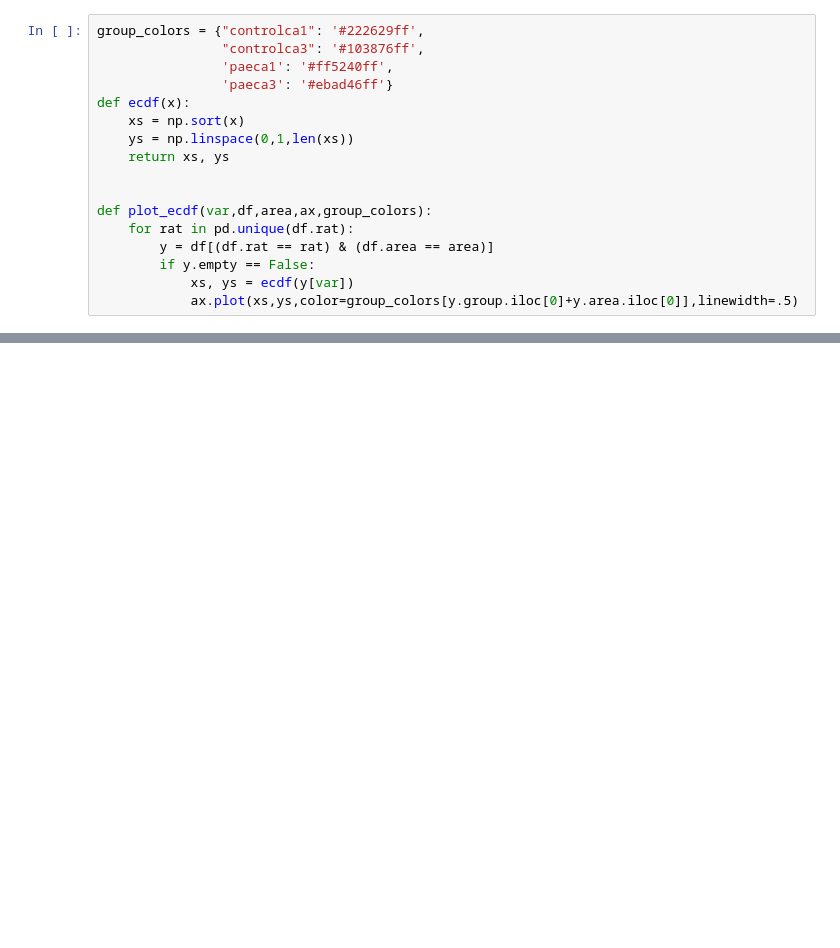
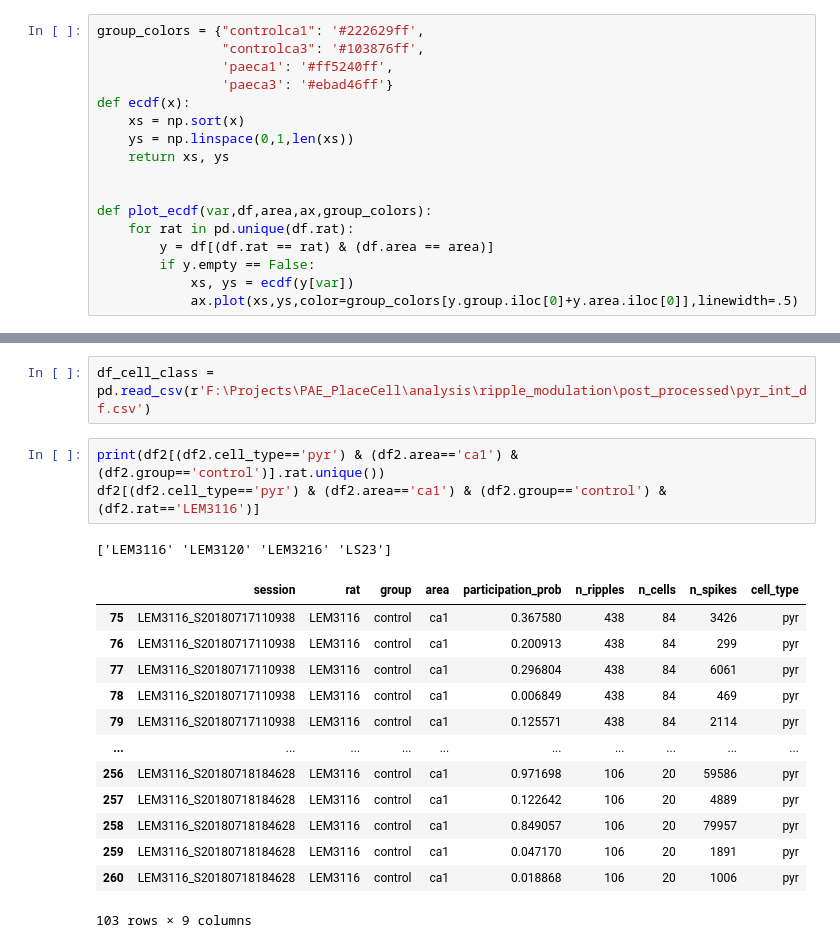
Before and after one commit to ryanharvey1/ripple_analyses, a Jupyter notebook: notebooks/frac_of_participation.ipynb, the cells around one changed output, grey strips where cells are left out. Drawn from its saved outputs; the diff is of its cells as text; blank space fills up the shorter version.

```diff
--- a/notebooks/frac_of_participation.ipynb
+++ b/notebooks/frac_of_participation.ipynb
@@ -193,0 +361,20 @@ plt.savefig(os.path.join(fig_save_path,'recruit_frac_box.svg'),dpi=300,bbox_inch
+# %%
+df_cell_class = pd.read_csv(r'F:\Projects\PAE_PlaceCell\analysis\ripple_modulation\post_processed\pyr_int_df.csv')
+# %%
+print(df2[(df2.cell_type=='pyr') & (df2.area=='ca1') & (df2.group=='control')].rat.unique())
+df2[(df2.cell_type=='pyr') & (df2.area=='ca1') & (df2.group=='control') & (df2.rat=='LEM3116')]
+# %% [output]
+['LEM3116' 'LEM3120' 'LEM3216' 'LS23']
+|  | session | rat | group | area | participation_prob | n_ripples | n_cells | n_spikes | cell_type |
+| 75 | LEM3116_S20180717110938 | LEM3116 | control | ca1 | 0.367580 | 438 | 84 | 3426 | pyr |
+| 76 | LEM3116_S20180717110938 | LEM3116 | control | ca1 | 0.200913 | 438 | 84 | 299 | pyr |
+| 77 | LEM3116_S20180717110938 | LEM3116 | control | ca1 | 0.296804 | 438 | 84 | 6061 | pyr |
+| 78 | LEM3116_S20180717110938 | LEM3116 | control | ca1 | 0.006849 | 438 | 84 | 469 | pyr |
+| 79 | LEM3116_S20180717110938 | LEM3116 | control | ca1 | 0.125571 | 438 | 84 | 2114 | pyr |
+| ... | ... | ... | ... | ... | ... | ... | ... | ... | ... |
+| 256 | LEM3116_S20180718184628 | LEM3116 | control | ca1 | 0.971698 | 106 | 20 | 59586 | pyr |
+| 257 | LEM3116_S20180718184628 | LEM3116 | control | ca1 | 0.122642 | 106 | 20 | 4889 | pyr |
+| 258 | LEM3116_S20180718184628 | LEM3116 | control | ca1 | 0.849057 | 106 | 20 | 79957 | pyr |
+| 259 | LEM3116_S20180718184628 | LEM3116 | control | ca1 | 0.047170 | 106 | 20 | 1891 | pyr |
+| 260 | LEM3116_S20180718184628 | LEM3116 | control | ca1 | 0.018868 | 106 | 20 | 1006 | pyr |
+103 rows × 9 columns
```
Also changed, not shown: parts of 23 cells of this notebook.
